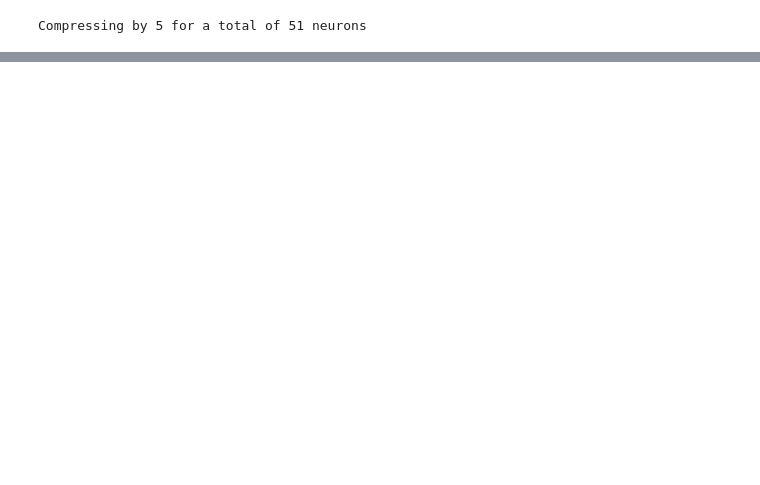
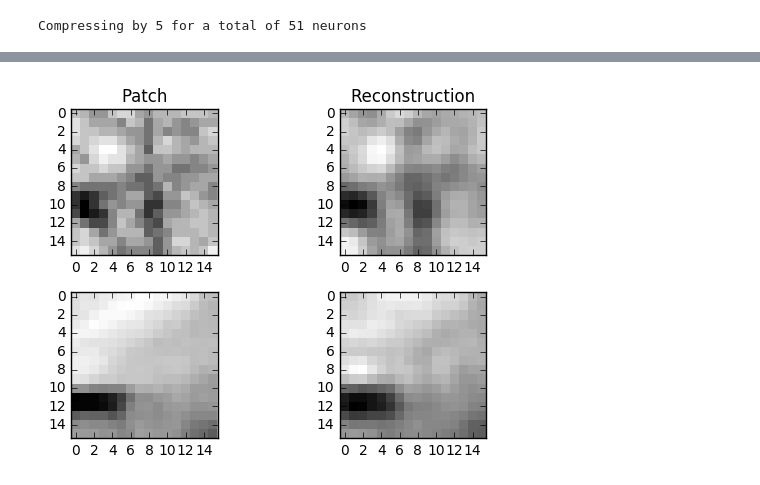
Before and after one commit to vdutell/NatVisAutoEncode, a Jupyter notebook: Image Autoencoder.ipynb, the cells around one changed output, grey strips where cells are left out. Saved outputs shown, nothing was run; the diff lists cells and outputs as text; code cells hidden in the pictures; blank space fills up the shorter version.

```diff
--- a/Image Autoencoder.ipynb
+++ b/Image Autoencoder.ipynb
@@ -175,3 +186,22 @@ plu.display_data_tiled(wr, normalize=False, title="weights", prev_fig=None)
+# %%
+#show an example image and reconstruction from the last iteration of learning
+patchnum = 6
+
+#one example
+plt.subplot(2,2,1,title='Patch')
+plt.imshow(images[-1][patchnum],cmap='gray',interpolation='none')
+plt.subplot(2,2,2,title='Reconstruction')
+plt.imshow(recons[-1][patchnum],cmap='gray',interpolation='none')
+
+#another
+plt.subplot(2,2,3)
+plt.imshow(images[-1][patchnum+1],cmap='gray',interpolation='none')
+plt.subplot(2,2,4)
+plt.imshow(recons[-1][patchnum+1],cmap='gray',interpolation='none')
+
+plt.tight_layout()
+# %% [output]
+[figure, added]
 # %%
 def plotonoff(allws):
     allws = weights
```
Also changed, not shown: parts of 12 cells of this notebook.
